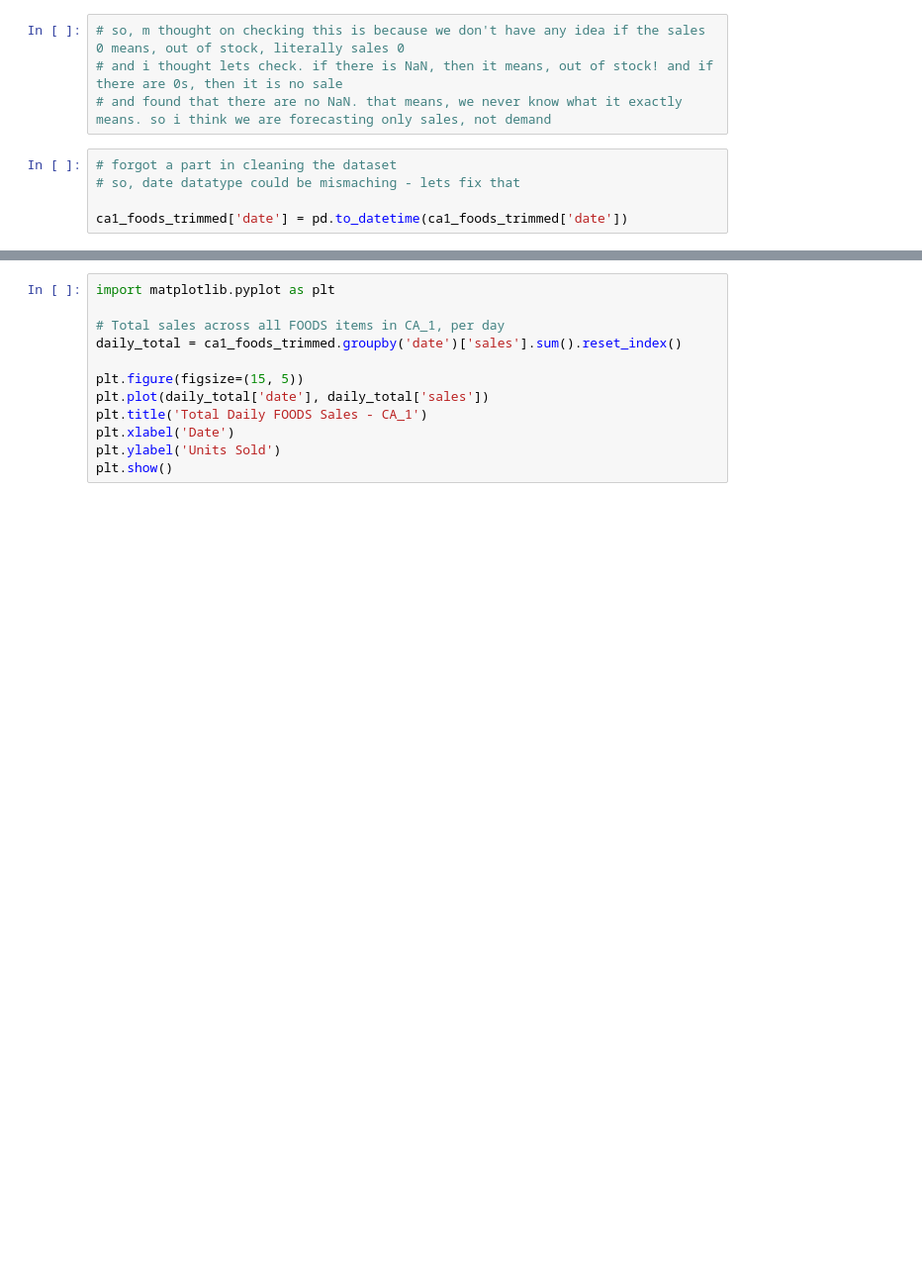
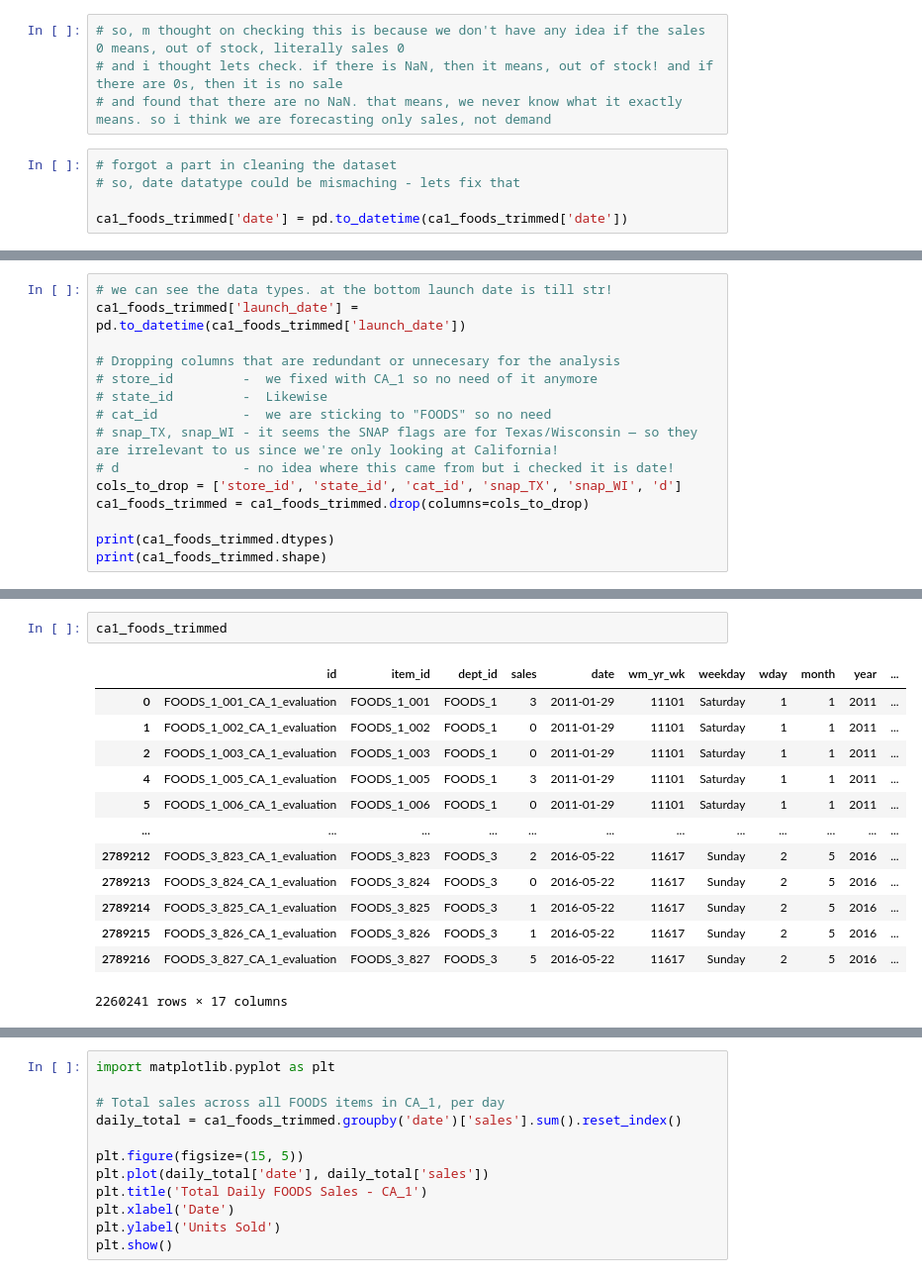
Before and after one commit to Chakravarthi-roy/Demand_Forecasting, a Jupyter notebook: notebook/forecast.ipynb, the cells around one changed output, grey strips where cells are left out. Shown at 99% size. Drawn from its saved outputs; the diff is of its cells as text; blank space fills up the shorter version.

```diff
--- a/notebook/forecast.ipynb
+++ b/notebook/forecast.ipynb
@@ -271,0 +267,15 @@ ca1_foods_trimmed['date'] = pd.to_datetime(ca1_foods_trimmed['date'])
+# %%
+# we can see the data types. at the bottom launch date is till str!
+ca1_foods_trimmed['launch_date'] = pd.to_datetime(ca1_foods_trimmed['launch_date'])
+
+# Dropping columns that are redundant or unnecesary for the analysis
+# store_id         -  we fixed with CA_1 so no need of it anymore
+# state_id         -  Likewise
+# cat_id           -  we are sticking to "FOODS" so no need
+# snap_TX, snap_WI - it seems the SNAP flags are for Texas/Wisconsin — so they are irrelevant to us since we're only looking at California!
+# d                - no idea where this came from but i checked it is date!
+cols_to_drop = ['store_id', 'state_id', 'cat_id', 'snap_TX', 'snap_WI', 'd']
+ca1_foods_trimmed = ca1_foods_trimmed.drop(columns=cols_to_drop)
+
+print(ca1_foods_trimmed.dtypes)
+print(ca1_foods_trimmed.shape)
@@ -271,0 +302,16 @@ ca1_foods_trimmed['date'] = pd.to_datetime(ca1_foods_trimmed['date'])
+# %%
+ca1_foods_trimmed
+# %% [output]
+|  | id | item_id | dept_id | sales | date | wm_yr_wk | weekday | wday | month | year | ... |
+| 0 | FOODS_1_001_CA_1_evaluation | FOODS_1_001 | FOODS_1 | 3 | 2011-01-29 | 11101 | Saturday | 1 | 1 | 2011 | ... |
+| 1 | FOODS_1_002_CA_1_evaluation | FOODS_1_002 | FOODS_1 | 0 | 2011-01-29 | 11101 | Saturday | 1 | 1 | 2011 | ... |
+| 2 | FOODS_1_003_CA_1_evaluation | FOODS_1_003 | FOODS_1 | 0 | 2011-01-29 | 11101 | Saturday | 1 | 1 | 2011 | ... |
+| 4 | FOODS_1_005_CA_1_evaluation | FOODS_1_005 | FOODS_1 | 3 | 2011-01-29 | 11101 | Saturday | 1 | 1 | 2011 | ... |
+| 5 | FOODS_1_006_CA_1_evaluation | FOODS_1_006 | FOODS_1 | 0 | 2011-01-29 | 11101 | Saturday | 1 | 1 | 2011 | ... |
+| ... | ... | ... | ... | ... | ... | ... | ... | ... | ... | ... | ... |
+| 2789212 | FOODS_3_823_CA_1_evaluation | FOODS_3_823 | FOODS_3 | 2 | 2016-05-22 | 11617 | Sunday | 2 | 5 | 2016 | ... |
+| 2789213 | FOODS_3_824_CA_1_evaluation | FOODS_3_824 | FOODS_3 | 0 | 2016-05-22 | 11617 | Sunday | 2 | 5 | 2016 | ... |
+| 2789214 | FOODS_3_825_CA_1_evaluation | FOODS_3_825 | FOODS_3 | 1 | 2016-05-22 | 11617 | Sunday | 2 | 5 | 2016 | ... |
+| 2789215 | FOODS_3_826_CA_1_evaluation | FOODS_3_826 | FOODS_3 | 1 | 2016-05-22 | 11617 | Sunday | 2 | 5 | 2016 | ... |
+| 2789216 | FOODS_3_827_CA_1_evaluation | FOODS_3_827 | FOODS_3 | 5 | 2016-05-22 | 11617 | Sunday | 2 | 5 | 2016 | ... |
+2260241 rows × 17 columns
```
Also changed, not shown: parts of 10 cells of this notebook.
